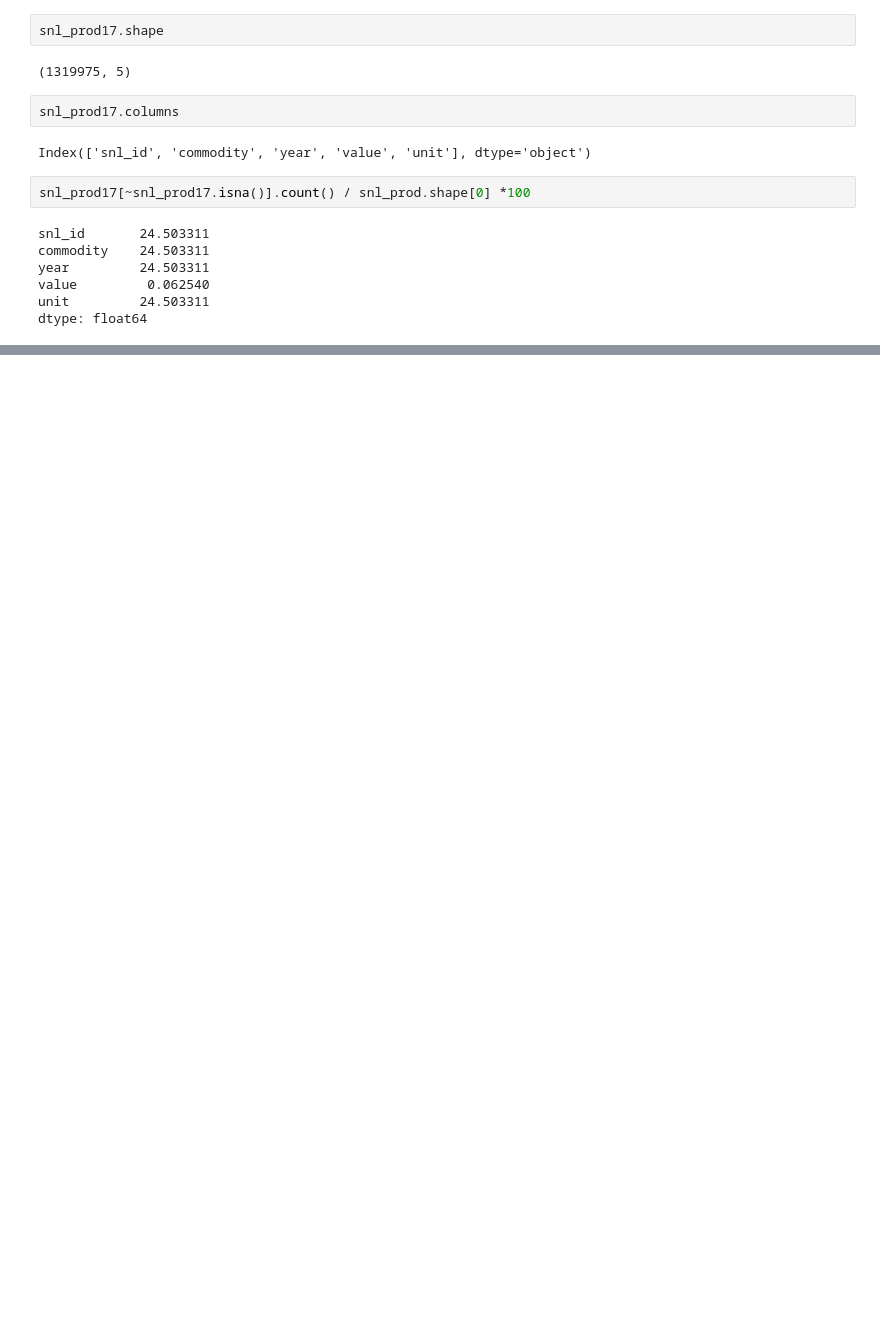
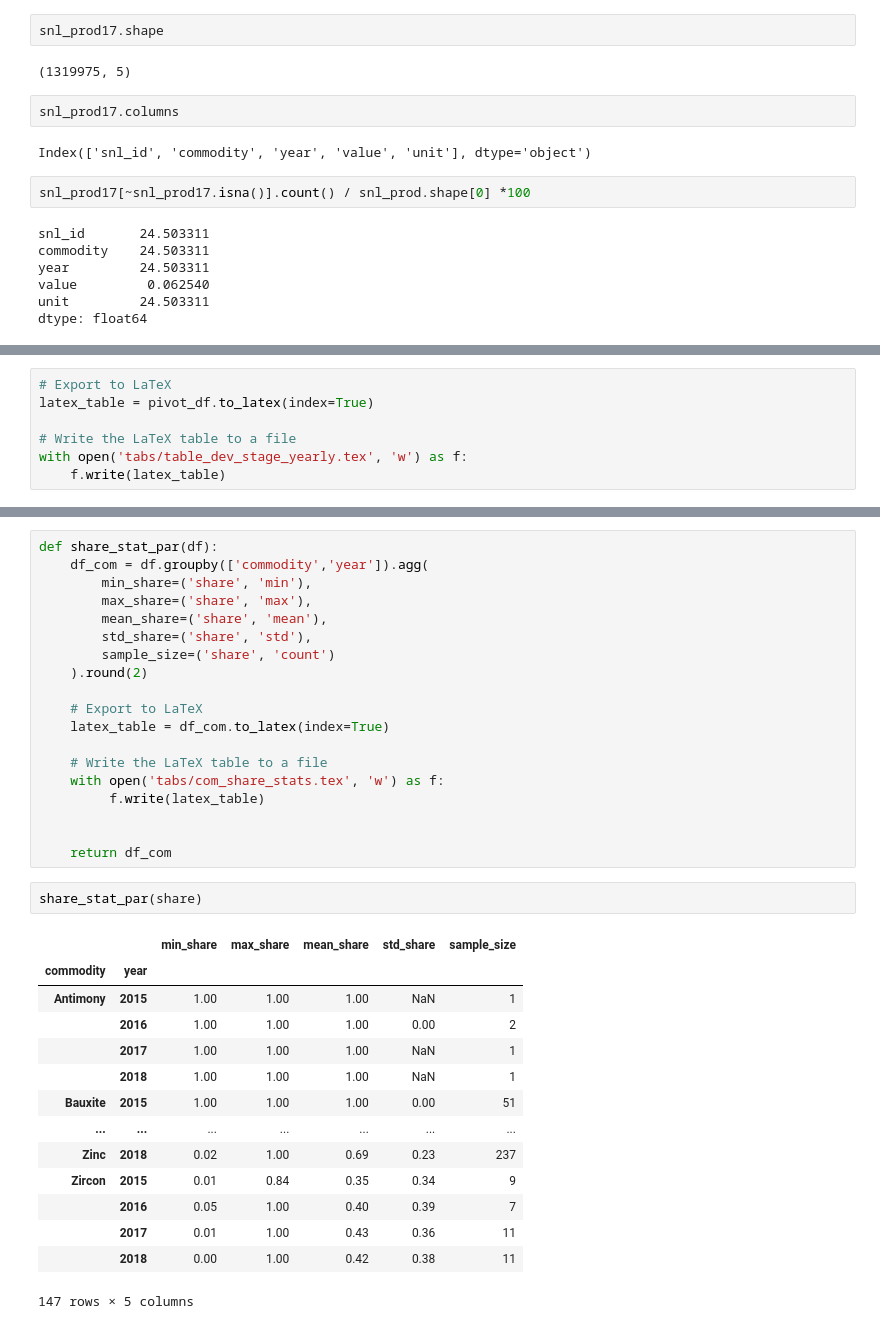
Before and after one commit to cbenitezavila/DCRM, a Jupyter notebook: snl_weight_confidence.ipynb, the cells around one changed output, grey strips where cells are left out. Saved outputs shown, nothing was run; the diff lists cells and outputs as text; blank space fills up the shorter version.

```diff
--- a/snl_weight_confidence.ipynb
+++ b/snl_weight_confidence.ipynb
@@ -80,0 +194,7 @@ snl_prod17[snl_prod17.year.isna()].head()
+# %%
+# Export to LaTeX
+latex_table = pivot_df.to_latex(index=True)
+
+# Write the LaTeX table to a file
+with open('tabs/table_dev_stage_yearly.tex', 'w') as f:
+    f.write(latex_table)
@@ -80,0 +328,36 @@ snl_prod17[snl_prod17.year.isna()].head()
+# %%
+def share_stat_par(df):
+    df_com = df.groupby(['commodity','year']).agg(
+        min_share=('share', 'min'),
+        max_share=('share', 'max'),
+        mean_share=('share', 'mean'),
+        std_share=('share', 'std'),
+        sample_size=('share', 'count')
+    ).round(2)
+
+    # Export to LaTeX
+    latex_table = df_com.to_latex(index=True)
+
+    # Write the LaTeX table to a file
+    with open('tabs/com_share_stats.tex', 'w') as f:
+         f.write(latex_table)
+
+
+    return df_com
+# %%
+share_stat_par(share)
+# %% [output]
+|  |  | min_share | max_share | mean_share | std_share | sample_size |
+| commodity | year |  |  |  |  |  |
+| Antimony | 2015 | 1.00 | 1.00 | 1.00 | NaN | 1 |
+|  | 2016 | 1.00 | 1.00 | 1.00 | 0.00 | 2 |
+|  | 2017 | 1.00 | 1.00 | 1.00 | NaN | 1 |
+|  | 2018 | 1.00 | 1.00 | 1.00 | NaN | 1 |
+| Bauxite | 2015 | 1.00 | 1.00 | 1.00 | 0.00 | 51 |
+| ... | ... | ... | ... | ... | ... | ... |
+| Zinc | 2018 | 0.02 | 1.00 | 0.69 | 0.23 | 237 |
+| Zircon | 2015 | 0.01 | 0.84 | 0.35 | 0.34 | 9 |
+|  | 2016 | 0.05 | 1.00 | 0.40 | 0.39 | 7 |
+|  | 2017 | 0.01 | 1.00 | 0.43 | 0.36 | 11 |
+|  | 2018 | 0.00 | 1.00 | 0.42 | 0.38 | 11 |
+147 rows × 5 columns
```
Also changed, not shown: parts of 44 cells of this notebook, 2 other files.
